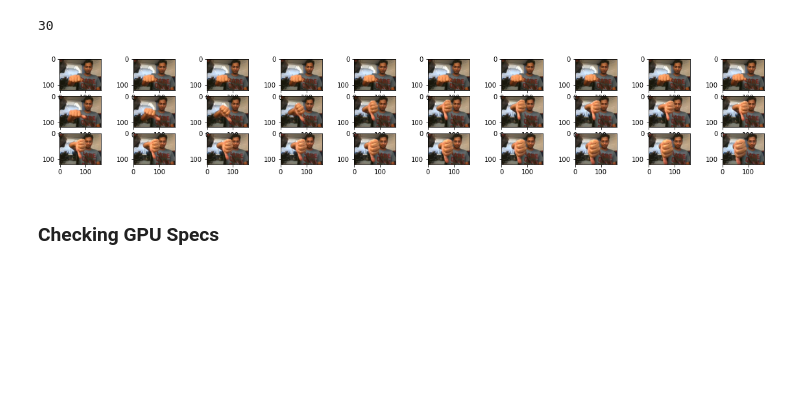
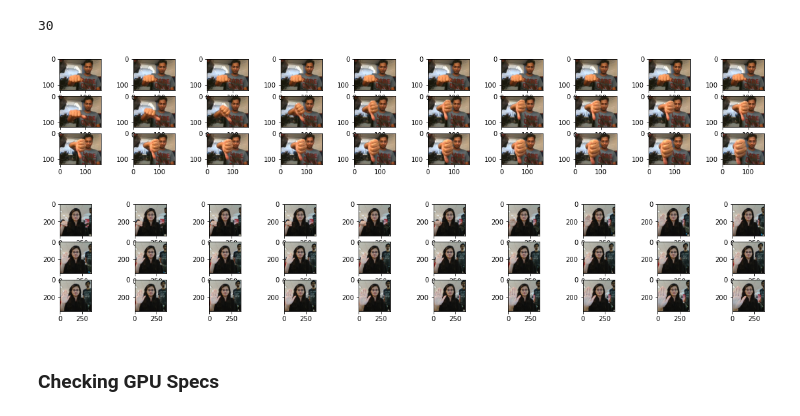
Before and after one commit to ayushxx7/gesture-recognition, a Jupyter notebook: GestureRec.ipynb, the cells around one changed output. Cells and saved outputs as stored; diff of their text form; code cells hidden in the pictures; blank space fills up the shorter version.

```diff
--- a/GestureRec.ipynb
+++ b/GestureRec.ipynb
@@ -175,6 +175,10 @@ def plot_sequence(train_idx, rows=3, columns=10, fig_size=(20,3), step_size=1):
 plot_sequence(0)
 # %% [output]
 [figure]
+# %%
+plot_sequence(1)
+# %% [output]
+[figure, added]
 # %% [markdown]
 ### Checking GPU Specs
 # %%
```
Also changed, not shown: parts of 7 cells of this notebook.
